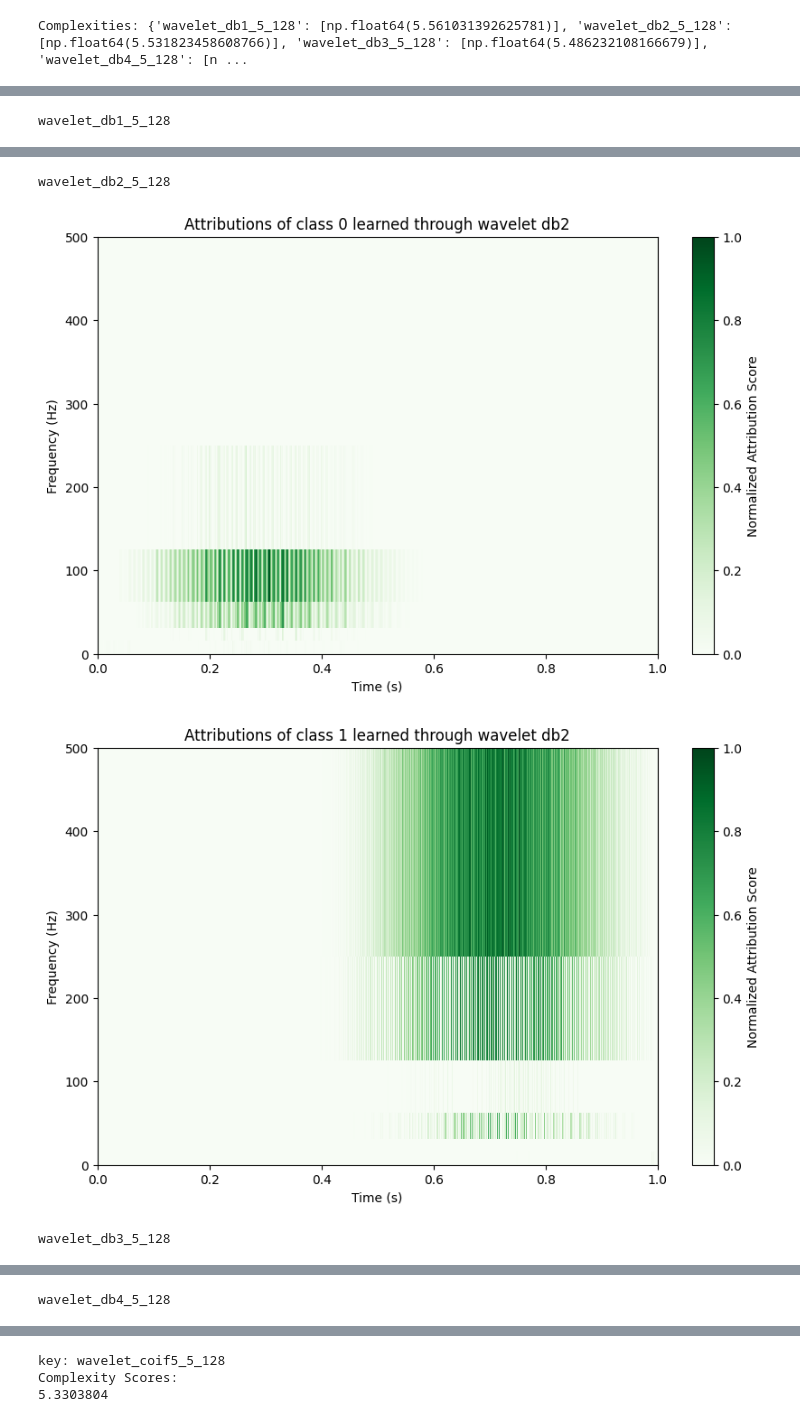
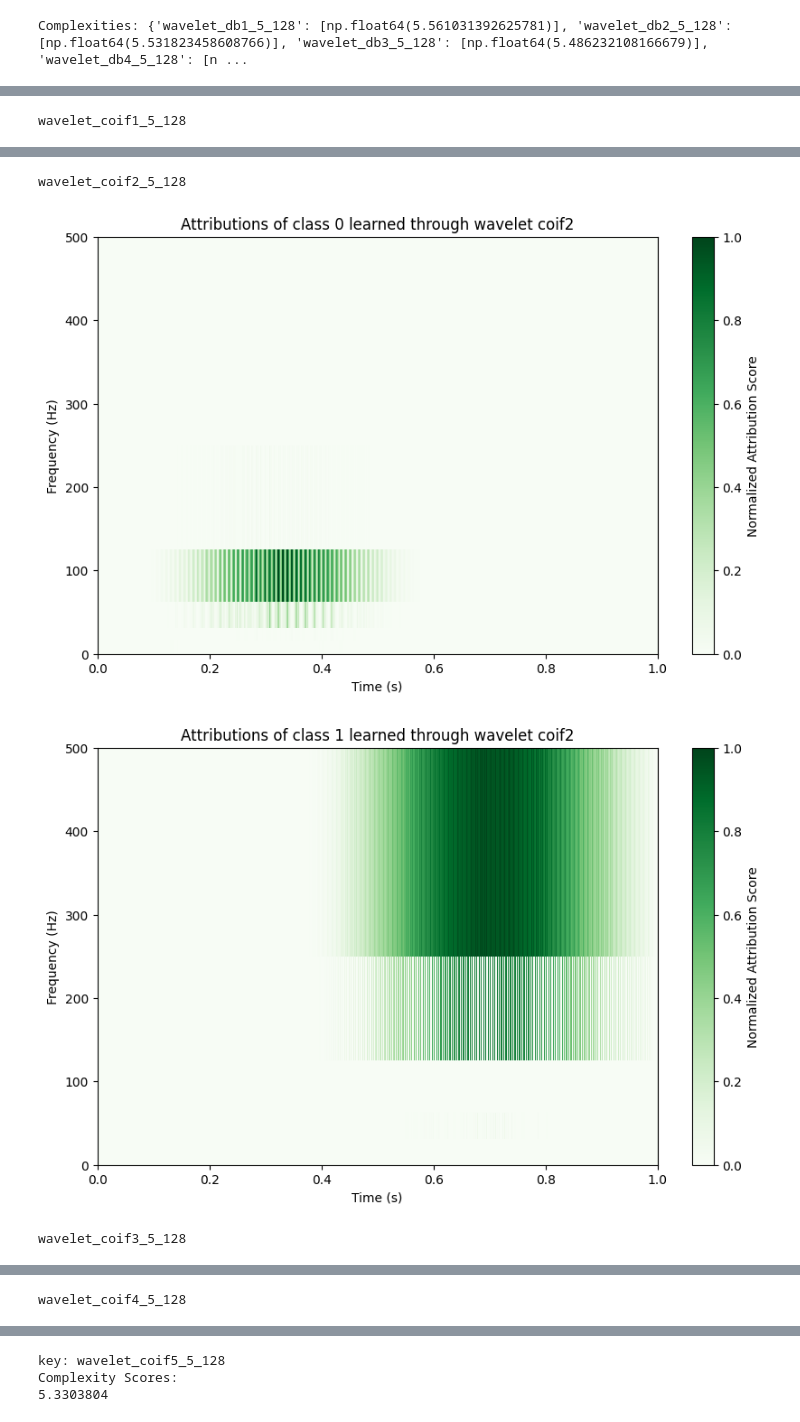
Before and after one commit to aliciags/learnable-masks-explainability-time-series, a Jupyter notebook: comparison_wavelet_hpc_5.ipynb, the cells around one changed output, grey strips where cells are left out. Drawn from its saved outputs; the diff is of its cells as text; code cells hidden in the pictures.

```diff
--- a/comparison_wavelet_hpc_5.ipynb
+++ b/comparison_wavelet_hpc_5.ipynb
@@ -125,18 +158,3 @@ def plot_scaleogram_wav_heatmap(signal, attribution, label:int, fs=100, wavelet=
     plt.ylabel('Frequency (Hz)')
 
     plt.show()
-# %%
-counts_0 = 0
-counts_1 = 0
-
-fs = 1000
-
-print(len(attributions['labels']))
-
-for i in range(len(attributions['labels'])):
-    if attributions['labels'][i] == 0:
-        counts_0 += 1
-    else:
-        counts_1 += 1
-
-print(f"Counts of label 0: {counts_0}, label 1: {counts_1}")
@@ -146,24 +161,30 @@ Counts of label 0: 5000, label 1: 5000
 # %%
-for key in attributions['insertion'].keys():
+fs = 1000
+
+for key in attributions_coif['insertion'].keys():
+    counts_0 = 0
+    counts_1 = 0
     print(key)
 
     method, wavelet, max_level, batch_size = key.split('_')
     max_level = int(max_level)
 
-    key_ = f'filtermasks_{key}'
+    filtermasks_key = f'filtermasks_{key}'
 
-    masks_0 = np.zeros_like(attributions[key_][0][0])
-    masks_1 = np.zeros_like(attributions[key_][0][0])
+    masks_0 = np.zeros_like(attributions_coif[filtermasks_key][0][0])
+    masks_1 = np.zeros_like(attributions_coif[filtermasks_key][0][0])
 
     index = 0
 
-    for i in range(len(attributions[key_])):
-        for j in range(len(attributions[key_][i])):
+    for i in range(len(attributions_coif[filtermasks_key])):
+        for j in range(len(attributions_coif[filtermasks_key][i])):
             # print(index)
-            if attributions['labels'][index] == 0:
-                masks_0 += attributions[key_][i][j]
+            if attributions_coif['labels'][index] == 0:
+                counts_0 += 1
+                masks_0 += attributions_coif[filtermasks_key][i][j]
             else:
-                masks_1 += attributions[key_][i][j]
+                counts_1 += 1
+                masks_1 += attributions_coif[filtermasks_key][i][j]
 
             index += 1
 
@@ -172,5 +193,7 @@ for key in attributions['insertion'].keys():
 
     plot_scaleogram_wav_heatmap(fs, masks_0, label=0, fs=fs, wavelet=wavelet)
     plot_scaleogram_wav_heatmap(fs, masks_1, label=1, fs=fs, wavelet=wavelet)
+
+print(f"Counts 0: {counts_0}, Counts 1: {counts_1}")
 # %% [output]
-wavelet_db1_5_128
+wavelet_coif1_5_128
@@ -179,4 +202,4 @@ wavelet_db1_5_128
-wavelet_db2_5_128
+wavelet_coif2_5_128
-[figure, old version]
+[figure, new version]
-[figure, old version]
+[figure, new version]
-wavelet_db3_5_128
+wavelet_coif3_5_128
@@ -185 +208 @@ wavelet_db3_5_128
-wavelet_db4_5_128
+wavelet_coif4_5_128
```
Also changed, not shown: parts of 12 cells of this notebook, 5 other files.
